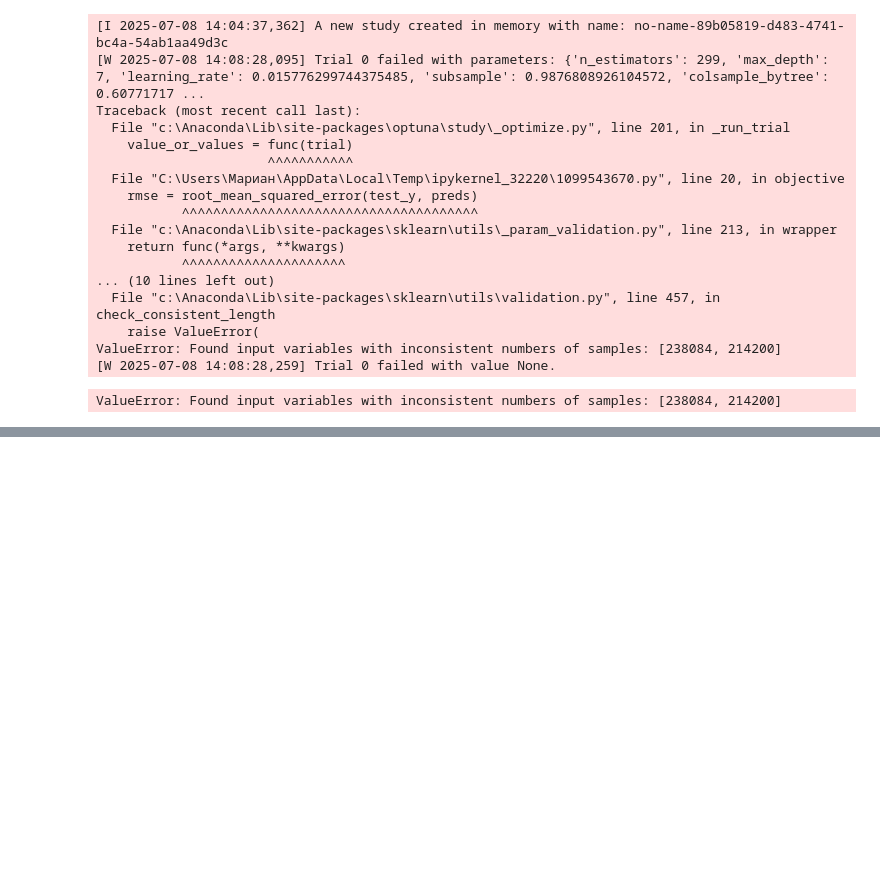
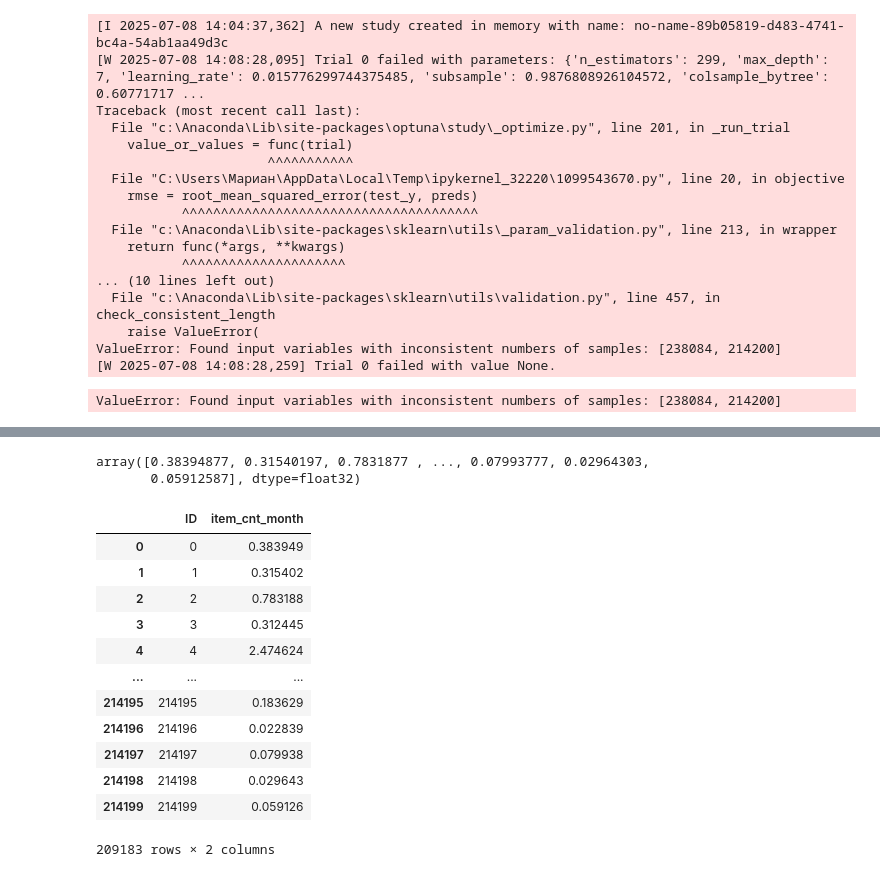
Before and after one commit to MarianSlassi/future_sales_prediction, a Jupyter notebook: notebooks/modeling.ipynb, the cells around one changed output, grey strips where cells are left out. Cells and saved outputs as stored; diff of their text form; code cells hidden in the pictures; blank space fills up the shorter version.

```diff
--- a/notebooks/modeling.ipynb
+++ b/notebooks/modeling.ipynb
@@ -298,0 +364,30 @@ ValueError: Found input variables with inconsistent numbers of samples: [238084,
+# %%
+dmatrix = xgb.DMatrix(data=test_x)
+y_pred = model.predict(test_x)
+# %%
+y_pred
+# %% [output]
+array([0.38394877, 0.31540197, 0.7831877 , ..., 0.07993777, 0.02964303,
+       0.05912587], dtype=float32)
+# %%
+y_pred = np.clip(y_pred, 0, 20)
+df_y_pred = pd.DataFrame(y_pred)
+df_y_pred.columns = ['item_cnt_month']
+
+df_y_pred['ID'] = df_y_pred.index
+df_y_pred = df_y_pred[['ID','item_cnt_month']]
+df_y_pred[df_y_pred['item_cnt_month'] > 0]
+# %% [output]
+|  | ID | item_cnt_month |
+| 0 | 0 | 0.383949 |
+| 1 | 1 | 0.315402 |
+| 2 | 2 | 0.783188 |
+| 3 | 3 | 0.312445 |
+| 4 | 4 | 2.474624 |
+| ... | ... | ... |
+| 214195 | 214195 | 0.183629 |
+| 214196 | 214196 | 0.022839 |
+| 214197 | 214197 | 0.079938 |
+| 214198 | 214198 | 0.029643 |
+| 214199 | 214199 | 0.059126 |
+209183 rows × 2 columns
```
Also changed, not shown: parts of 12 cells of this notebook, 4 other files.
